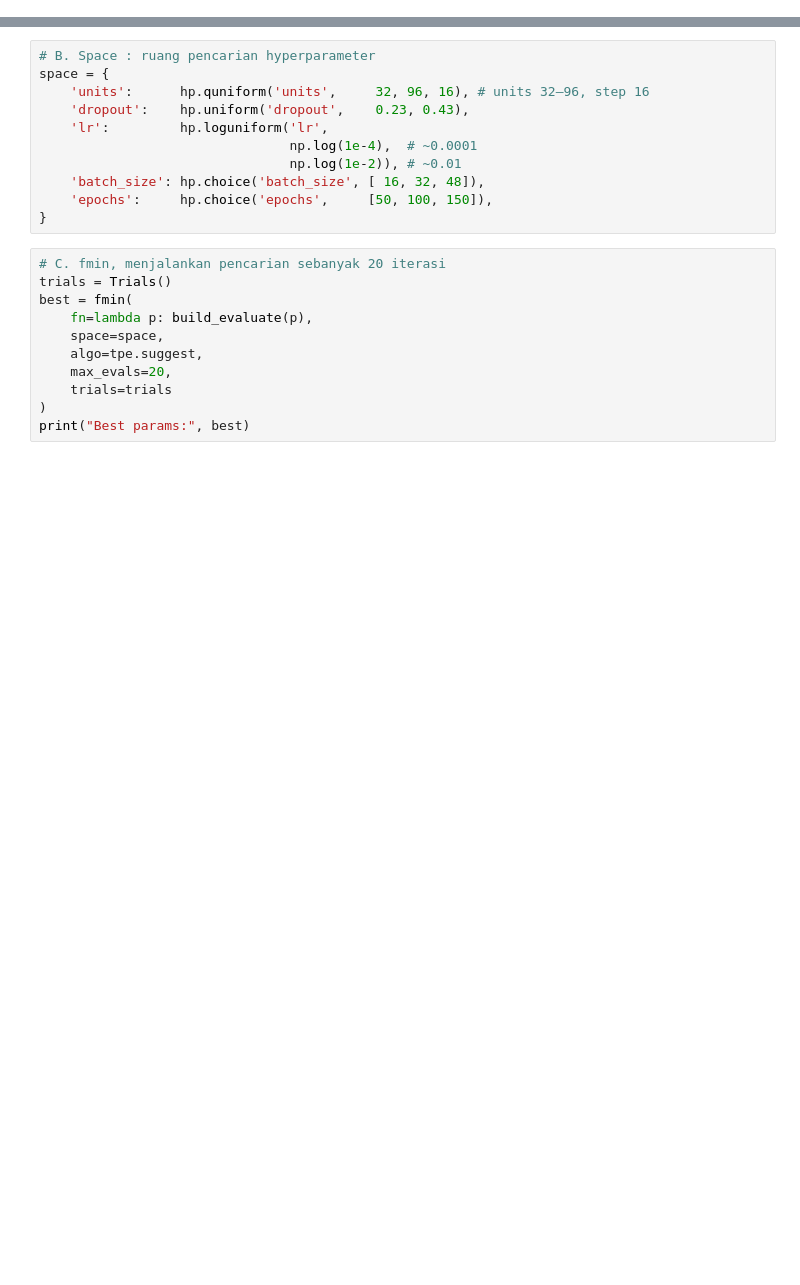
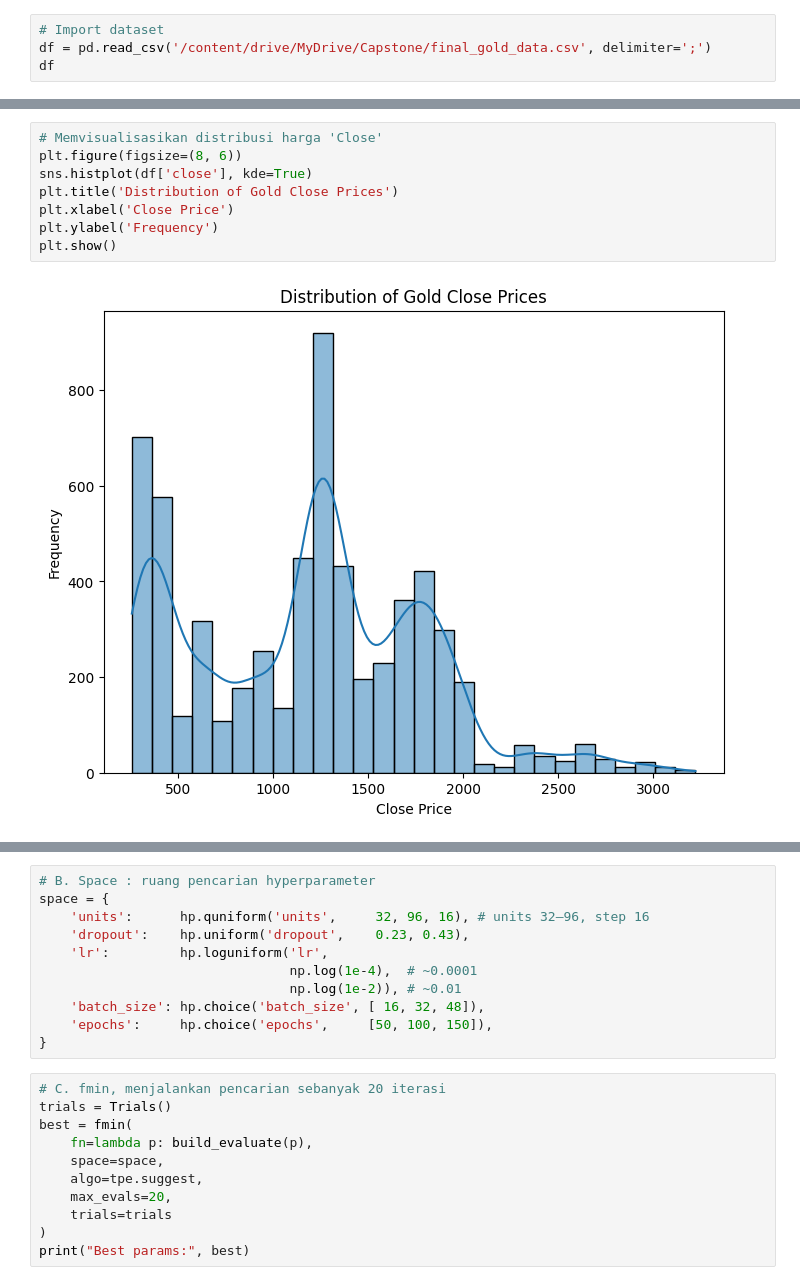
Before and after one commit to covryzne/capstone-goldsight, a Jupyter notebook: Notebook/notebook.ipynb, the cells around one changed output, grey strips where cells are left out. Cells and saved outputs as stored; diff of their text form; blank space fills up the shorter version.

```diff
--- a/Notebook/notebook.ipynb
+++ b/Notebook/notebook.ipynb
@@ -916,0 +125,4 @@ Kode ini digunakan untuk membagi dataset yang telah dibentuk menjadi sekuens men
+# %%
+# Import dataset
+df = pd.read_csv('/content/drive/MyDrive/Capstone/final_gold_data.csv', delimiter=';')
+df
@@ -916,0 +273,10 @@ Kode ini digunakan untuk membagi dataset yang telah dibentuk menjadi sekuens men
+# %%
+# Memvisualisasikan distribusi harga 'Close'
+plt.figure(figsize=(8, 6))
+sns.histplot(df['close'], kde=True)
+plt.title('Distribution of Gold Close Prices')
+plt.xlabel('Close Price')
+plt.ylabel('Frequency')
+plt.show()
+# %% [output]
+[figure, added]
```
Also changed, not shown: parts of 125 cells of this notebook.
